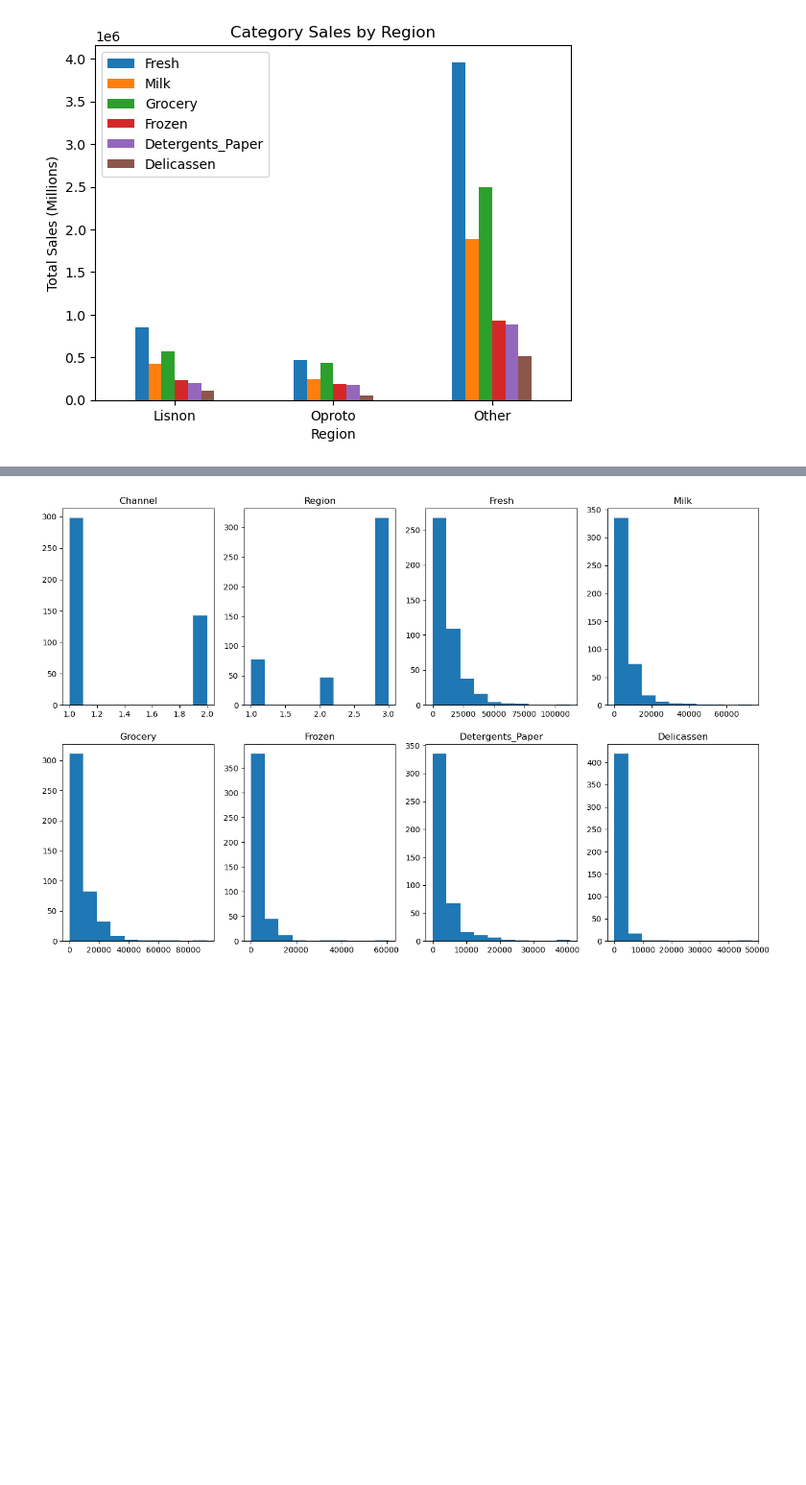
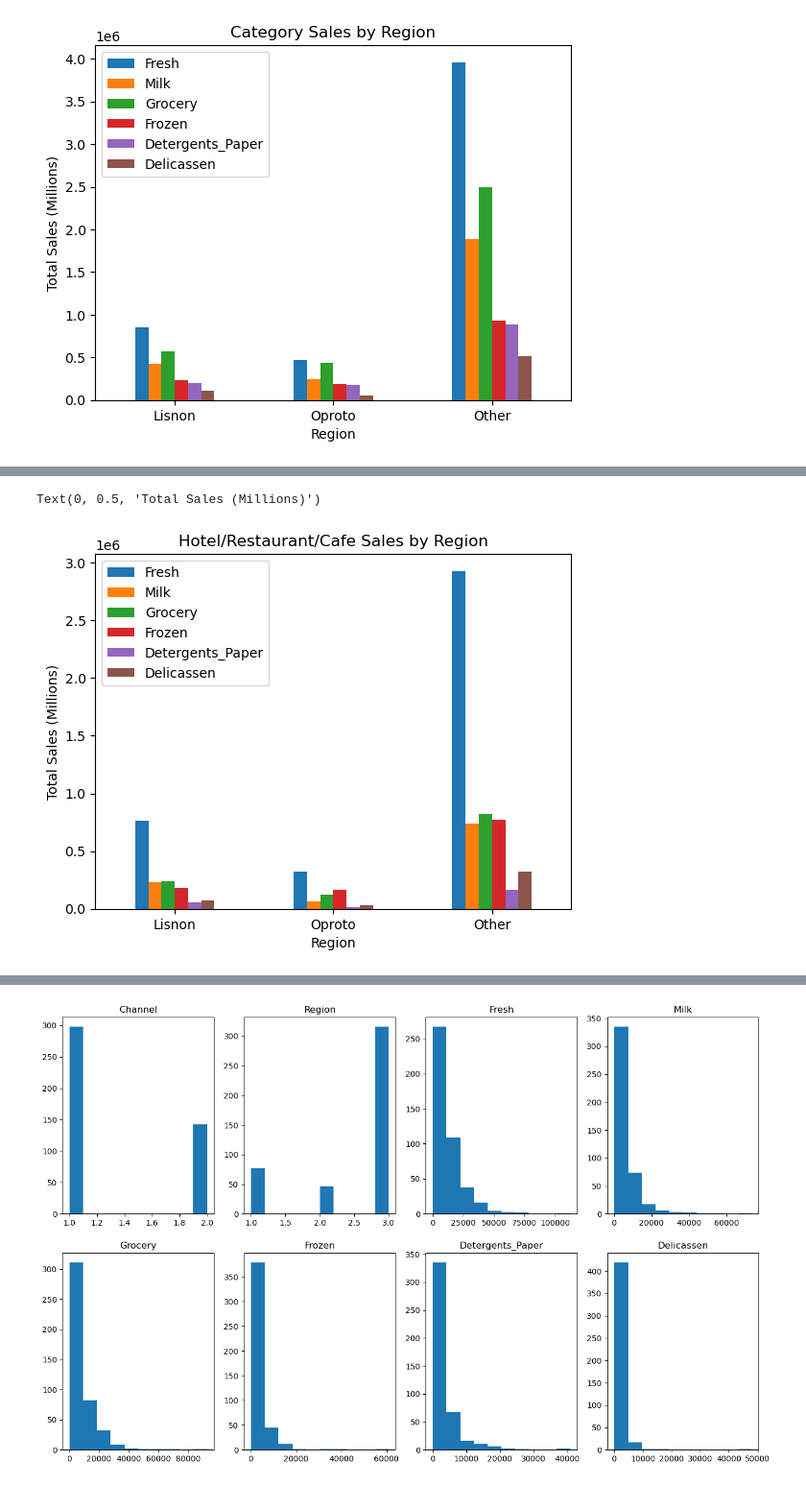
Before and after one commit to SBangarh/ml-project-unsupervised-learning, a Jupyter notebook: Unsupervised Learning - Project.ipynb, the cells around one changed output, grey strips where cells are left out. Shown at 96% size. Saved outputs shown, nothing was run; the diff lists cells and outputs as text; code cells hidden in the pictures; blank space fills up the shorter version.

Commit message:
compared channels/region, made observations

```diff
--- a/Unsupervised Learning - Project.ipynb
+++ b/Unsupervised Learning - Project.ipynb
@@ -283,2 +297,9 @@ Text(0, 0.5, 'Total Sales (Millions)')
 # %%
 #make graph by channel and by region
+channel_region = copy_data.groupby(['Channel', 'Region']).sum()
+
+#rename channel and region with categorical labels
+channel_region = channel_region.rename(index=channel_dict, level=0)
+channel_region = channel_region.rename(index=region_dict, level=1)
+
+#need to make 3 graphs - channel 1, channel 2, and both
@@ -284,0 +315,8 @@ Text(0, 0.5, 'Total Sales (Millions)')
+# %%
+#channel 1 graph
+channel_1 = channel_region.loc['Hotel/Restaurant/Cafe']
+graph_1 = channel_1.plot.bar(title='Hotel/Restaurant/Cafe Sales by Region', rot=0)
+graph_1.set_ylabel('Total Sales (Millions)')
+# %% [output]
+Text(0, 0.5, 'Total Sales (Millions)')
+[figure, added]
```
Also changed, not shown: parts of 11 cells of this notebook.
